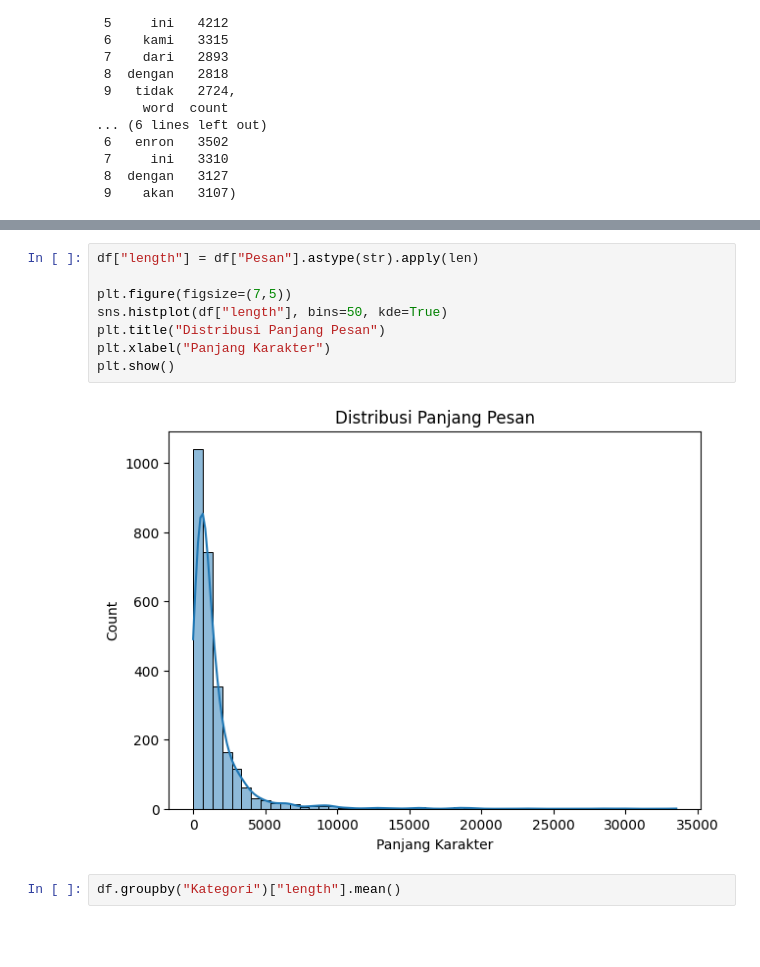
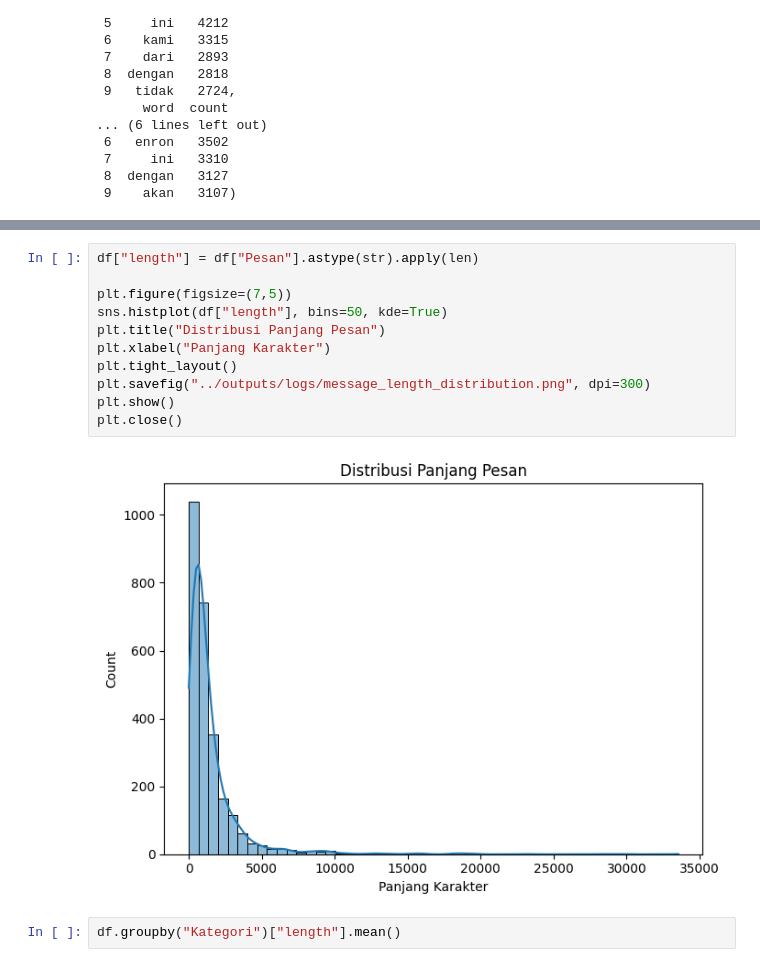
Before and after one commit to freyzaza/final_project_deep_learning, a Jupyter notebook: notebooks/exploration.ipynb, the cells around one changed output, grey strips where cells are left out. Cells and saved outputs as stored; diff of their text form; blank space fills up the shorter version.

```diff
--- a/notebooks/exploration.ipynb
+++ b/notebooks/exploration.ipynb
@@ -126,13 +121,16 @@ Name: count, dtype: int64
 # %%
 df["length"] = df["Pesan"].astype(str).apply(len)
 
 plt.figure(figsize=(7,5))
 sns.histplot(df["length"], bins=50, kde=True)
 plt.title("Distribusi Panjang Pesan")
 plt.xlabel("Panjang Karakter")
+plt.tight_layout()
+plt.savefig("../outputs/logs/message_length_distribution.png", dpi=300)
 plt.show()
+plt.close()
 # %% [output]
-[figure, old version]
+[figure, new version]
 # %%
 df.groupby("Kategori")["length"].mean()
 # %% [output]
```
Also changed, not shown: parts of 4 cells of this notebook, 5 other files.
